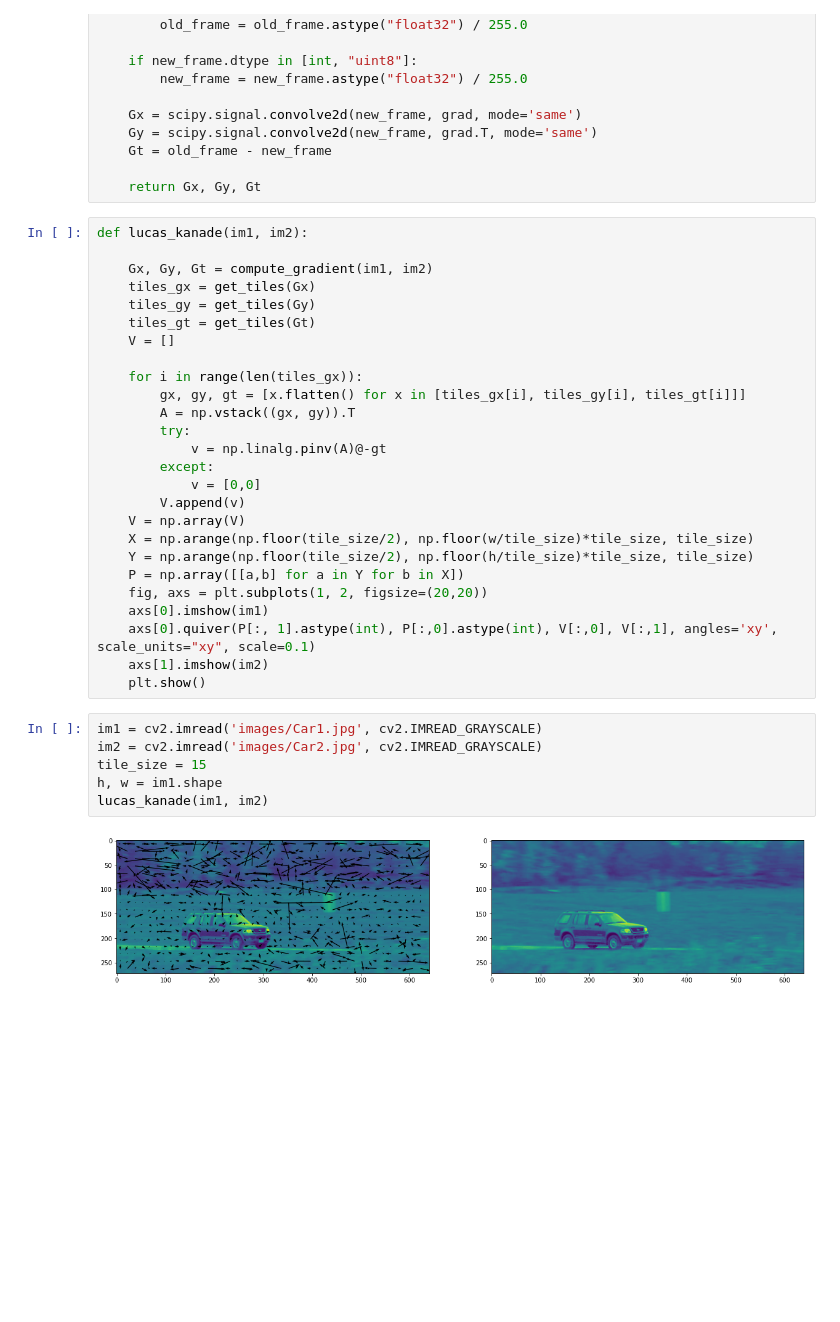
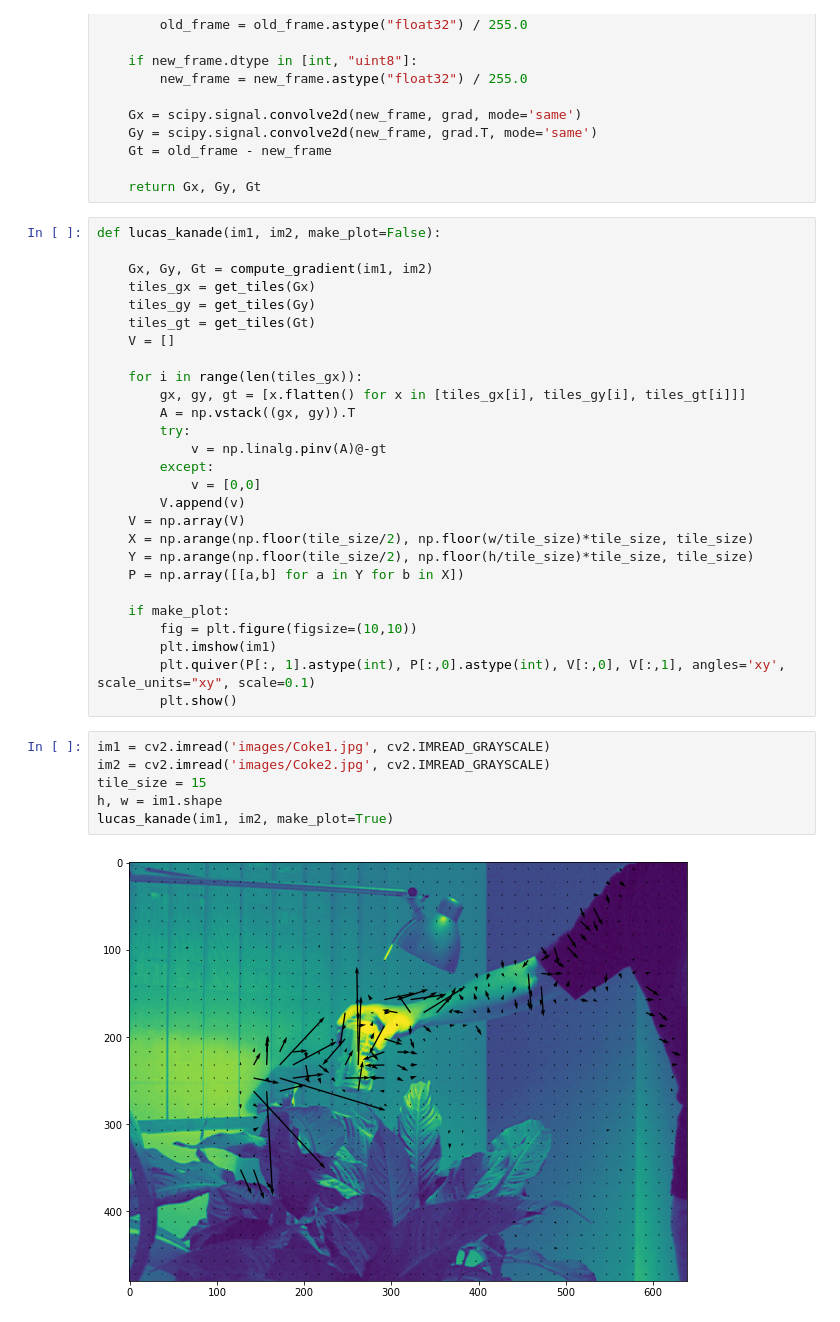
Before and after one commit to bpiyush/CV1labs, a Jupyter notebook: lab3-assignment/lucas_kanade.ipynb, the cells around one changed output. Saved outputs shown, nothing was run; the diff lists cells and outputs as text; blank space fills up the shorter version.

Commit message:
Added py file for lucas_kanade

```diff
--- a/lab3-assignment/lucas_kanade.ipynb
+++ b/lab3-assignment/lucas_kanade.ipynb
@@ -29,7 +29,7 @@ def compute_gradient(old_frame, new_frame):
 
     return Gx, Gy, Gt
 # %%
-def lucas_kanade(im1, im2):
+def lucas_kanade(im1, im2, make_plot=False):
 
     Gx, Gy, Gt = compute_gradient(im1, im2)
     tiles_gx = get_tiles(Gx)
@@ -49,16 +49,17 @@ def lucas_kanade(im1, im2):
     X = np.arange(np.floor(tile_size/2), np.floor(w/tile_size)*tile_size, tile_size)
     Y = np.arange(np.floor(tile_size/2), np.floor(h/tile_size)*tile_size, tile_size)
     P = np.array([[a,b] for a in Y for b in X])
-    fig, axs = plt.subplots(1, 2, figsize=(20,20))
-    axs[0].imshow(im1)
-    axs[0].quiver(P[:, 1].astype(int), P[:,0].astype(int), V[:,0], V[:,1], angles='xy', scale_units="xy", scale=0.1)
-    axs[1].imshow(im2)
-    plt.show()
+
+    if make_plot:
+        fig = plt.figure(figsize=(10,10))
+        plt.imshow(im1)
+        plt.quiver(P[:, 1].astype(int), P[:,0].astype(int), V[:,0], V[:,1], angles='xy', scale_units="xy", scale=0.1)
+        plt.show()
 # %%
-im1 = cv2.imread('images/Car1.jpg', cv2.IMREAD_GRAYSCALE)
-im2 = cv2.imread('images/Car2.jpg', cv2.IMREAD_GRAYSCALE)
+im1 = cv2.imread('images/Coke1.jpg', cv2.IMREAD_GRAYSCALE)
+im2 = cv2.imread('images/Coke2.jpg', cv2.IMREAD_GRAYSCALE)
 tile_size = 15
 h, w = im1.shape
-lucas_kanade(im1, im2)
+lucas_kanade(im1, im2, make_plot=True)
 # %% [output]
-[figure, old version]
+[figure, new version]
```
Also changed, not shown: 1 other file.
